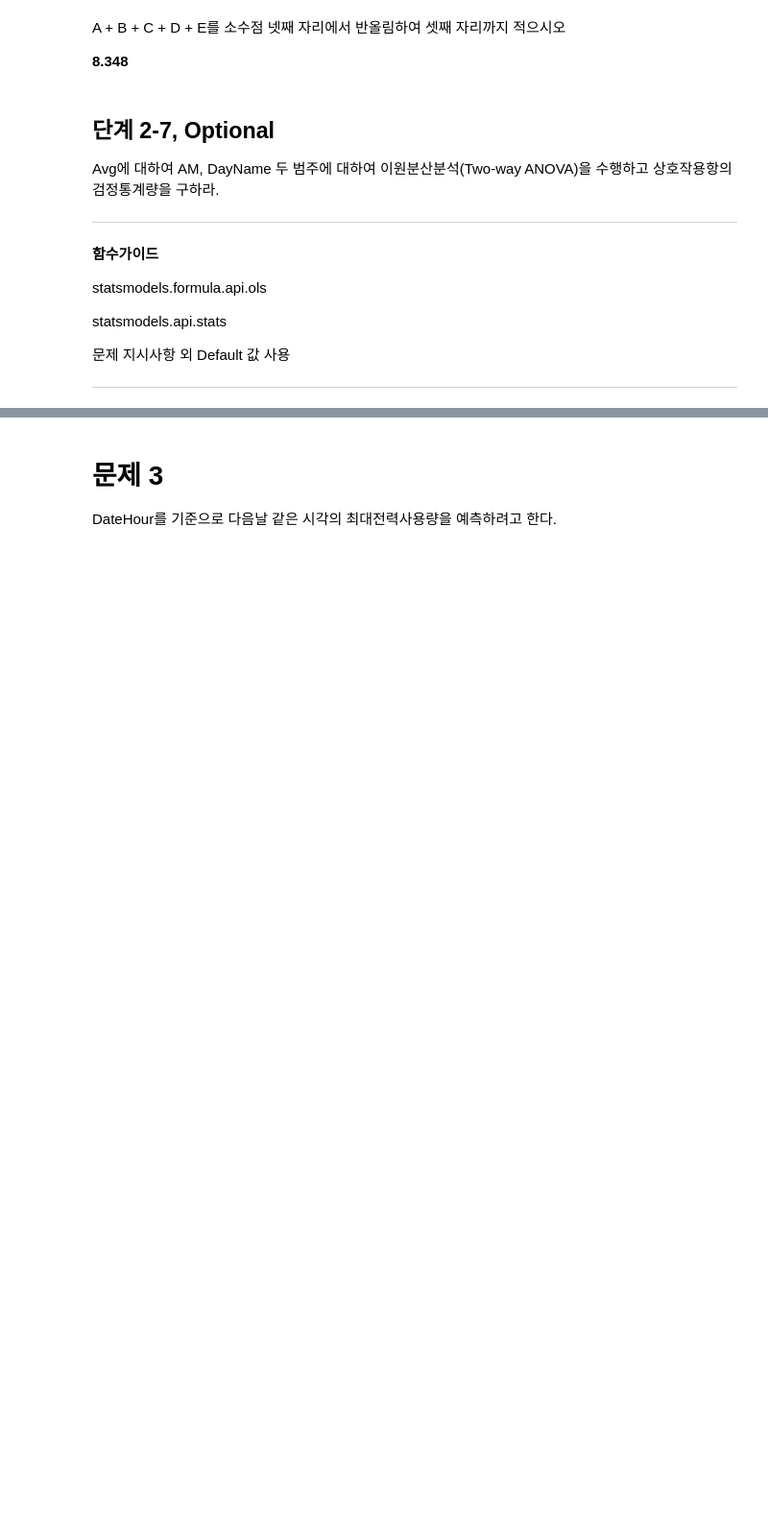
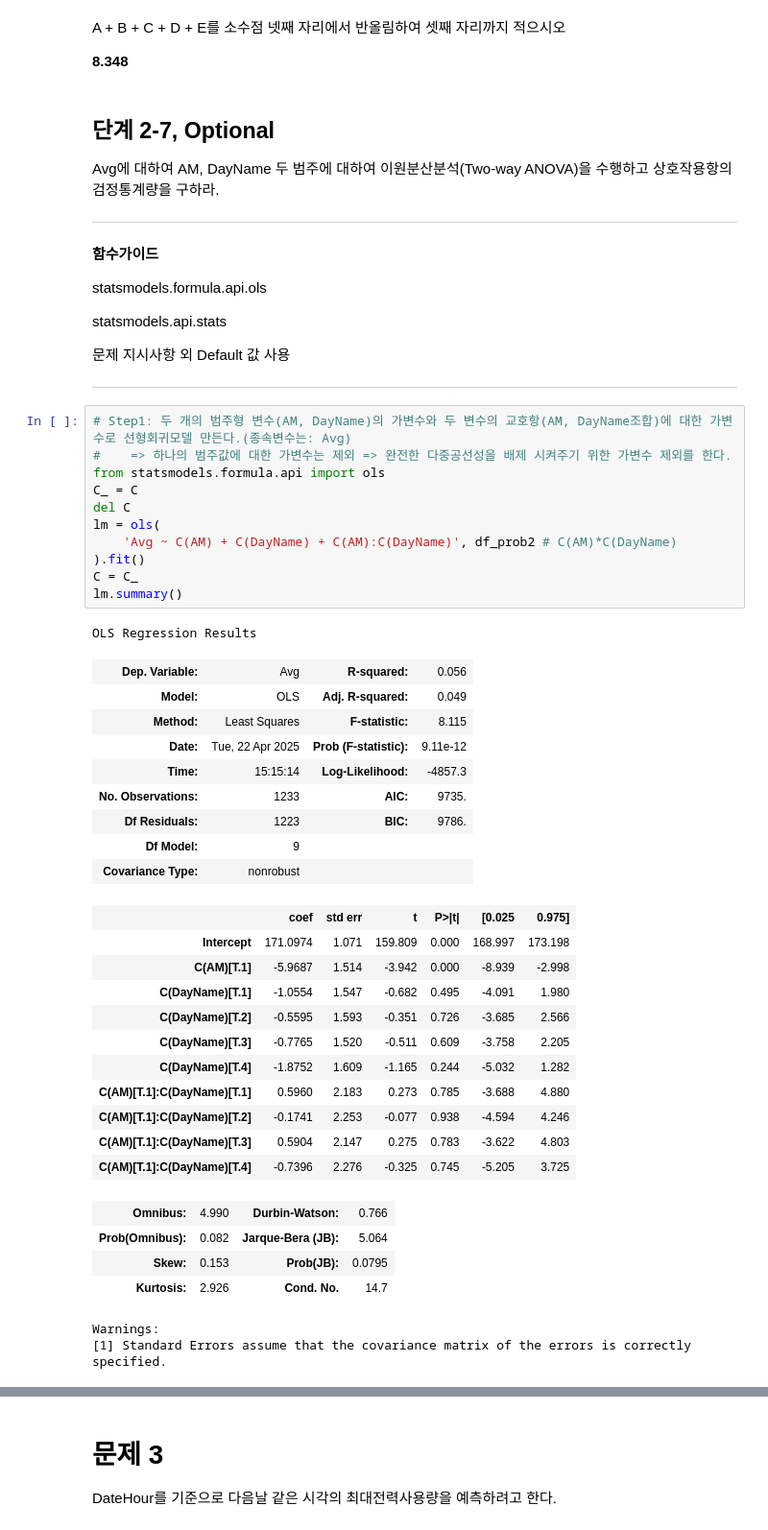
Before and after one commit to dowonjj/DS_lv3_2504_2, a Jupyter notebook: sec_ds_lv3_prob3_prob.ipynb, the cells around one changed output, grey strips where cells are left out. Shown: that part at 96% size. Saved outputs shown, nothing was run; the diff lists cells and outputs as text; blank space fills up the shorter version.

```diff
--- a/sec_ds_lv3_prob3_prob.ipynb
+++ b/sec_ds_lv3_prob3_prob.ipynb
@@ -1044,3 +1044,42 @@ statsmodels.api.stats
 문제 지시사항 외 Default 값 사용
 
 ---
+# %%
+# Step1: 두 개의 범주형 변수(AM, DayName)의 가변수와 두 변수의 교호항(AM, DayName조합)에 대한 가변수로 선형회귀모델 만든다.(종속변수는: Avg)
+#    => 하나의 범주값에 대한 가변수는 제외 => 완전한 다중공선성을 배제 시켜주기 위한 가변수 제외를 한다.
+from statsmodels.formula.api import ols
+C_ = C
+del C
+lm = ols(
+    'Avg ~ C(AM) + C(DayName) + C(AM):C(DayName)', df_prob2 # C(AM)*C(DayName)
+).fit()
+C = C_
+lm.summary()
+# %% [output]
+OLS Regression Results
+| Dep. Variable: | Avg | R-squared: | 0.056 |
+| Model: | OLS | Adj. R-squared: | 0.049 |
+| Method: | Least Squares | F-statistic: | 8.115 |
+| Date: | Tue, 22 Apr 2025 | Prob (F-statistic): | 9.11e-12 |
+| Time: | 15:15:14 | Log-Likelihood: | -4857.3 |
+| No. Observations: | 1233 | AIC: | 9735. |
+| Df Residuals: | 1223 | BIC: | 9786. |
+| Df Model: | 9 |  |  |
+| Covariance Type: | nonrobust |  |  |
+|  | coef | std err | t | P>|t| | [0.025 | 0.975] |
+| Intercept | 171.0974 | 1.071 | 159.809 | 0.000 | 168.997 | 173.198 |
+| C(AM)[T.1] | -5.9687 | 1.514 | -3.942 | 0.000 | -8.939 | -2.998 |
+| C(DayName)[T.1] | -1.0554 | 1.547 | -0.682 | 0.495 | -4.091 | 1.980 |
+| C(DayName)[T.2] | -0.5595 | 1.593 | -0.351 | 0.726 | -3.685 | 2.566 |
+| C(DayName)[T.3] | -0.7765 | 1.520 | -0.511 | 0.609 | -3.758 | 2.205 |
+| C(DayName)[T.4] | -1.8752 | 1.609 | -1.165 | 0.244 | -5.032 | 1.282 |
+| C(AM)[T.1]:C(DayName)[T.1] | 0.5960 | 2.183 | 0.273 | 0.785 | -3.688 | 4.880 |
+| C(AM)[T.1]:C(DayName)[T.2] | -0.1741 | 2.253 | -0.077 | 0.938 | -4.594 | 4.246 |
+| C(AM)[T.1]:C(DayName)[T.3] | 0.5904 | 2.147 | 0.275 | 0.783 | -3.622 | 4.803 |
+| C(AM)[T.1]:C(DayName)[T.4] | -0.7396 | 2.276 | -0.325 | 0.745 | -5.205 | 3.725 |
+| Omnibus: | 4.990 | Durbin-Watson: | 0.766 |
+| Prob(Omnibus): | 0.082 | Jarque-Bera (JB): | 5.064 |
+| Skew: | 0.153 | Prob(JB): | 0.0795 |
+| Kurtosis: | 2.926 | Cond. No. | 14.7 |
+Warnings:
+[1] Standard Errors assume that the covariance matrix of the errors is correctly specified.
```
Also changed, not shown: parts of 90 cells of this notebook.
